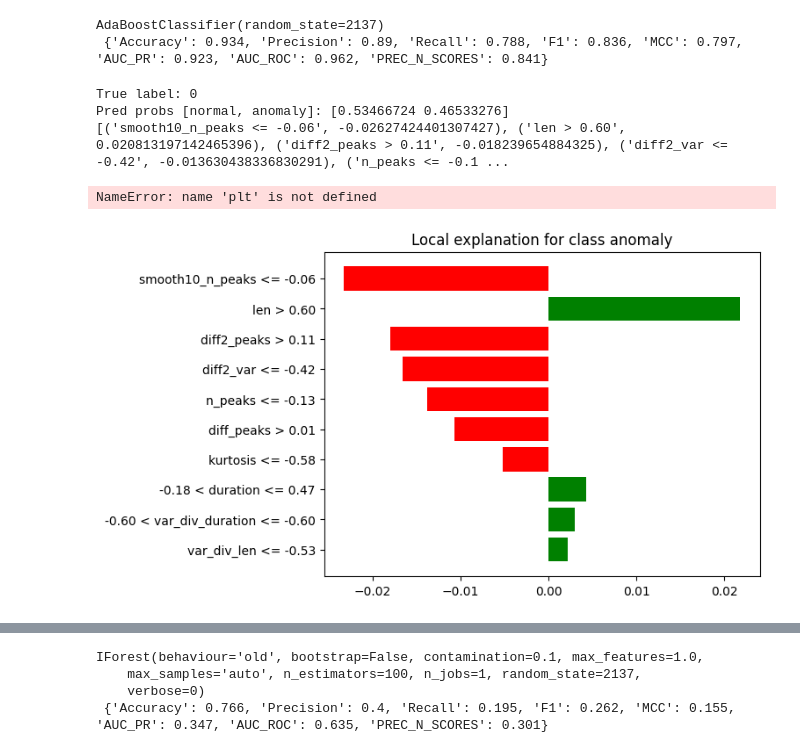
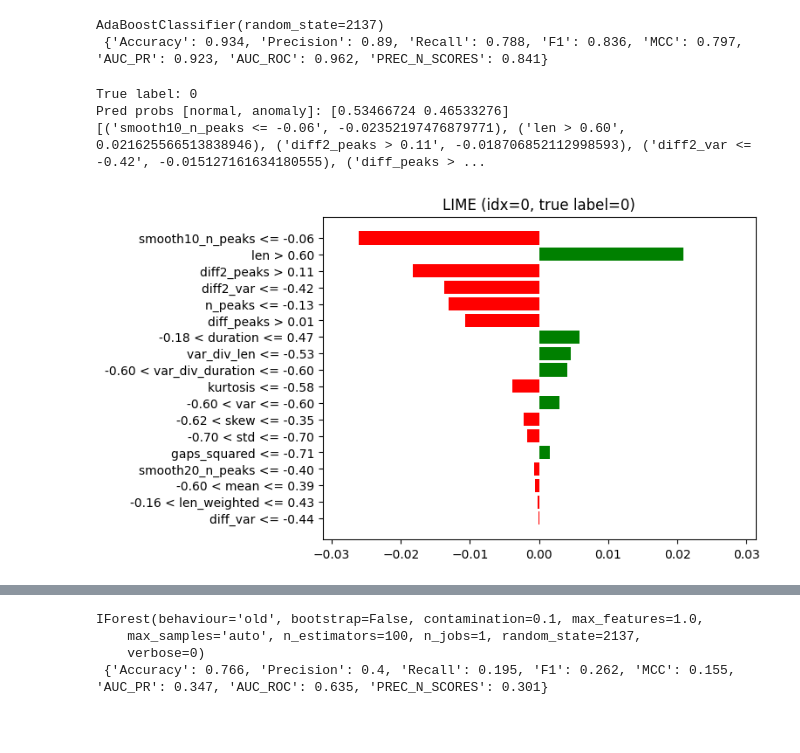
Before and after one commit to Pristin3/OPS-SAT-AD, a Jupyter notebook: LIME examples.ipynb, the cells around one changed output, grey strips where cells are left out. Drawn from its saved outputs; the diff is of its cells as text; code cells hidden in the pictures; blank space fills up the shorter version.

```diff
--- a/LIME examples.ipynb
+++ b/LIME examples.ipynb
@@ -186,7 +82,7 @@ true_label = int(y_test.iloc[i])
 exp = explainer.explain_instance(
     data_row=x,
     predict_fn=model.predict_proba,
-    num_features=10
+    num_features=18
 )
 print("True label:", true_label)
 print("Pred probs [normal, anomaly]:", model.predict_proba([x])[0])
@@ -195,13 +91,18 @@ print(exp.as_list())
 # %% [output]
 True label: 0
 Pred probs [normal, anomaly]: [0.53466724 0.46533276]
-[('smooth10_n_peaks <= -0.06', -0.02627424401307427), ('len > 0.60', 0.020813197142465396), ('diff2_peaks > 0.11', -0.018239654884325), ('diff2_var <= -0.42', -0.013630438336830291), ('n_peaks <= -0.1 ...
+[('smooth10_n_peaks <= -0.06', -0.02352197476879771), ('len > 0.60', 0.021625566513838946), ('diff2_peaks > 0.11', -0.018706852112998593), ('diff2_var <= -0.42', -0.015127161634180555), ('diff_peaks > ...
 # %%
-for i in [0, 3, 10, 25]:
-    exp_i = explainer.explain_instance(X_test2[i], model.predict_proba, num_features=10)
-    exp_i.as_pyplot_figure(label=1)
+import matplotlib.pyplot as plt
+for i in [0]: #change these indices to explain other instances
+    exp_i = explainer.explain_instance(X_test2[i], model.predict_proba, num_features=18)
+
+    weights = [w for _, w in exp_i.as_list()]
+    max_val = max(abs(w) for w in weights)
+    fig = exp_i.as_pyplot_figure(label=1)
+    ax = plt.gca()
+    ax.set_xlim(-max_val*1.2, max_val*1.2)
     plt.title(f"LIME (idx={i}, true label={y_test.iloc[i]})")
     plt.show()
 # %% [output]
-NameError: name 'plt' is not defined
-[figure, old version]
+[figure, new version]
```
Also changed, not shown: parts of 17 cells of this notebook.
